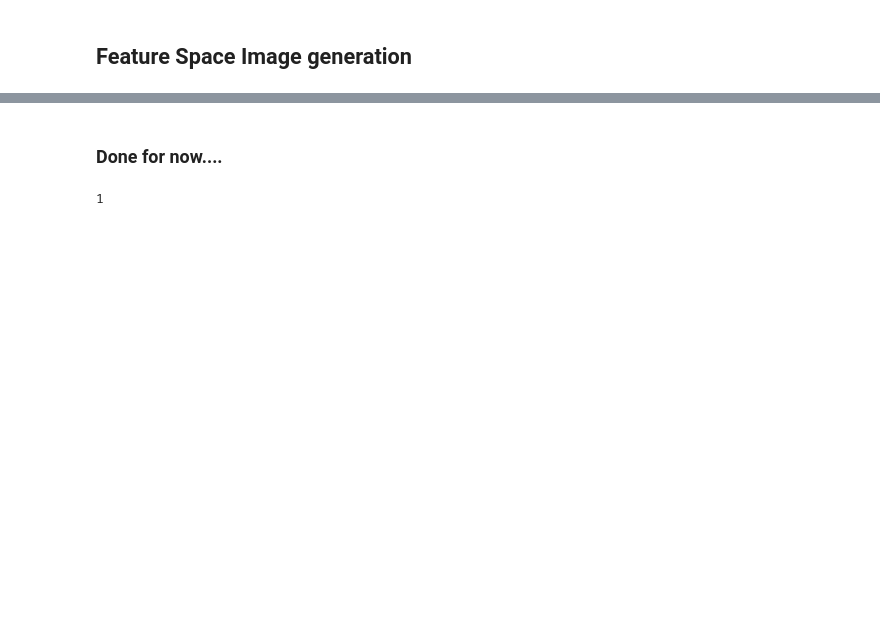
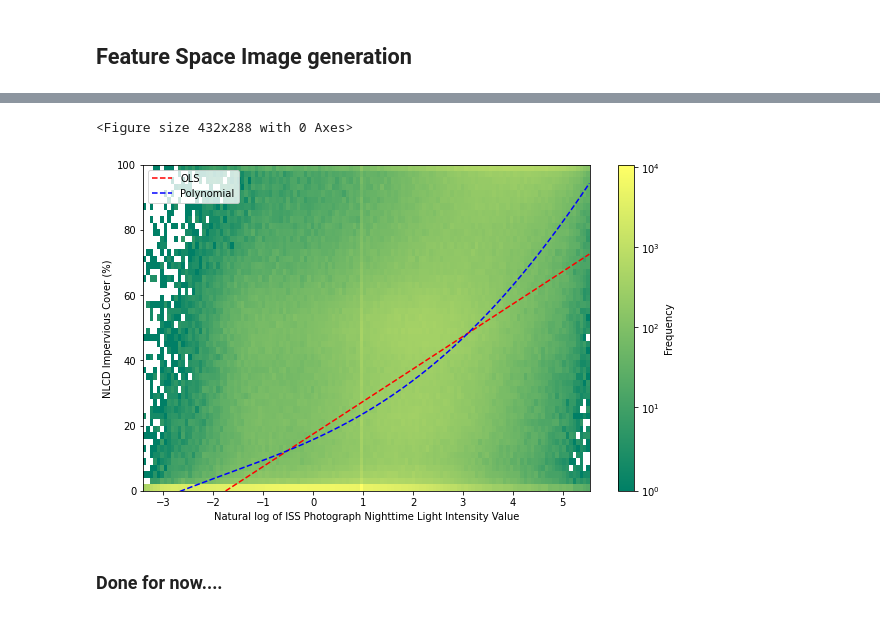
Before and after one commit to chikaj/sa_nightscapes, a Jupyter notebook: nightscapes.ipynb, the cells around one changed output, grey strips where cells are left out. Cells and saved outputs as stored; diff of their text form; code cells hidden in the pictures; blank space fills up the shorter version.

```diff
--- a/nightscapes.ipynb
+++ b/nightscapes.ipynb
@@ -263,6 +415,49 @@ plt.show()
+# %%
+# Log transformed NTL heatmap
+log_heatmap, log_xedges, log_yedges = np.histogram2d(logx, y, bins=(128, 50))
+log_extent = [log_xedges[0], log_xedges[-1], log_yedges[0], log_yedges[-1]]
+log_heatmap[log_heatmap == 0] = np.NaN
+
+# Setup sub-plots
+plt.clf()
+fig, axs = plt.subplots(1, 1, sharey=True, figsize=(12, 5))
+# fig.subplots_adjust(hspace=0.2)
+
+# Plot heatmaps
+c1 = axs.imshow(log_heatmap.T, cmap='summer', norm=mpl.colors.SymLogNorm(2), extent=log_extent, origin='lower', aspect='auto')
+
+# Add plot labels for heatmaps
+axs.set_ylim([0, 100])
+axs.set_xlabel("Natural log of ISS Photograph Nighttime Light Intensity Value")
+axs.set_ylabel("NLCD Impervious Cover (%)")
+cbar1 = fig.colorbar(c1, ax=axs, ticks=[1, 10, 100, 1000, 10000])
+cbar1.ax.set_ylabel('Frequency')
+
+# Plot regression lines
+get_every_nth = 999
+
+## Log transformed x values
+    ### OLS
+df_log_ols = pd.DataFrame(columns=['y', 'x'])
+df_log_ols['x'] = logx
+df_log_ols['y'] = log_results.fittedvalues
+df_log_ols = df_log_ols.sort_values(by=['x']).reset_index(drop=True)
+df_log_ols = df_log_ols[df_log_ols.index % get_every_nth == 0]
+axs.plot(df_log_ols['x'], df_log_ols['y'], 'r--', label="OLS")
+
+    ### Polynomial regression
+df_log_poly = pd.DataFrame(columns=['y', 'x'])
+df_log_poly['x'] = logx
+df_log_poly['y'] = poly_log_results.fittedvalues
+df_log_poly = df_log_poly.sort_values(by=['x']).reset_index(drop=True)
+df_log_poly = df_log_poly[df_log_poly.index % get_every_nth == 0]
+axs.plot(df_log_poly['x'], df_log_poly['y'], 'b--', label="Polynomial")
+
+axs.legend(loc='best')
+
+plt.show()
+# %% [output]
+<Figure size 432x288 with 0 Axes>
+[figure, added]
 # %% [markdown]
 ### Done for now....
-# %%
-4%3
-# %% [output]
-1
```
Also changed, not shown: parts of 30 cells of this notebook, 7 other files.
